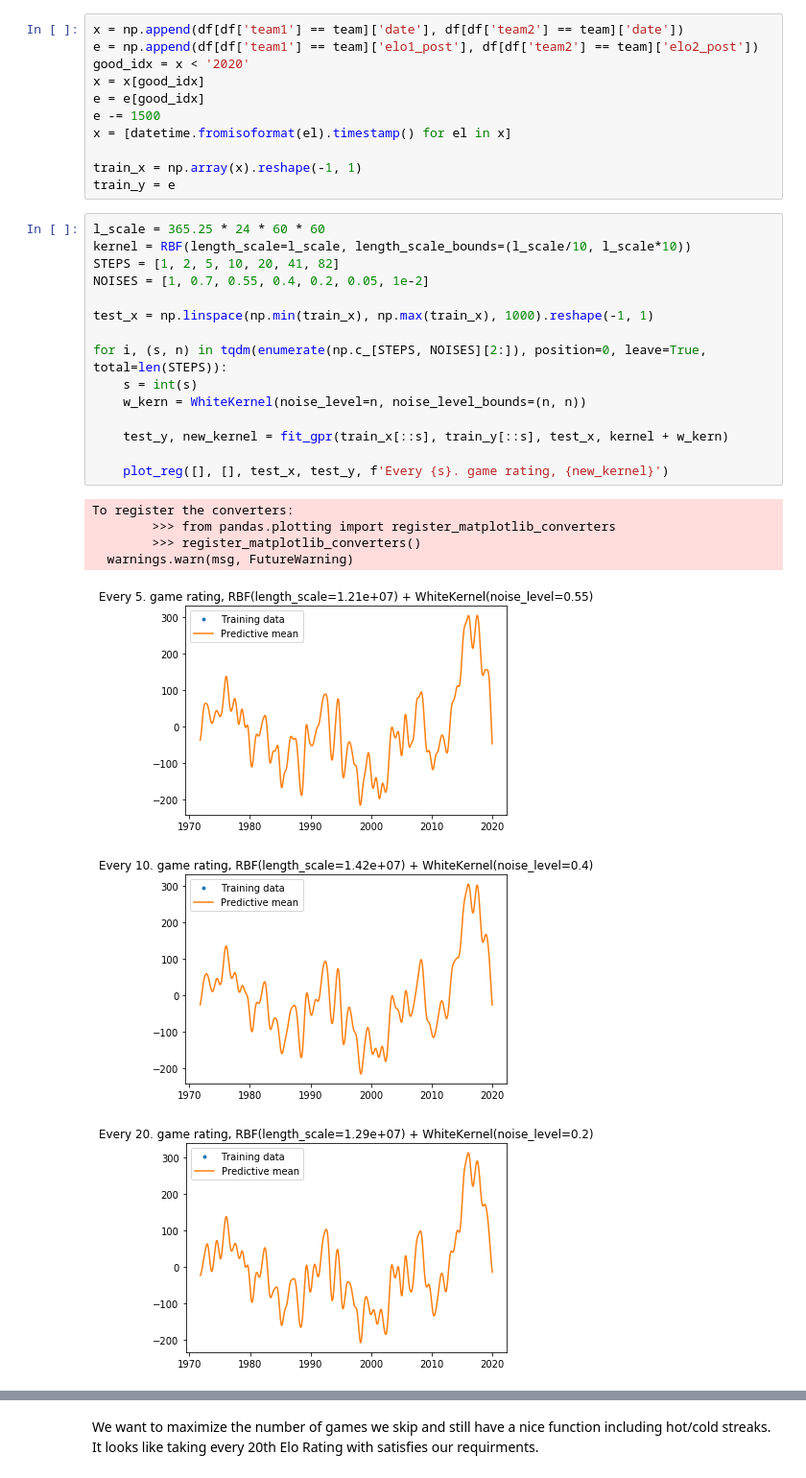
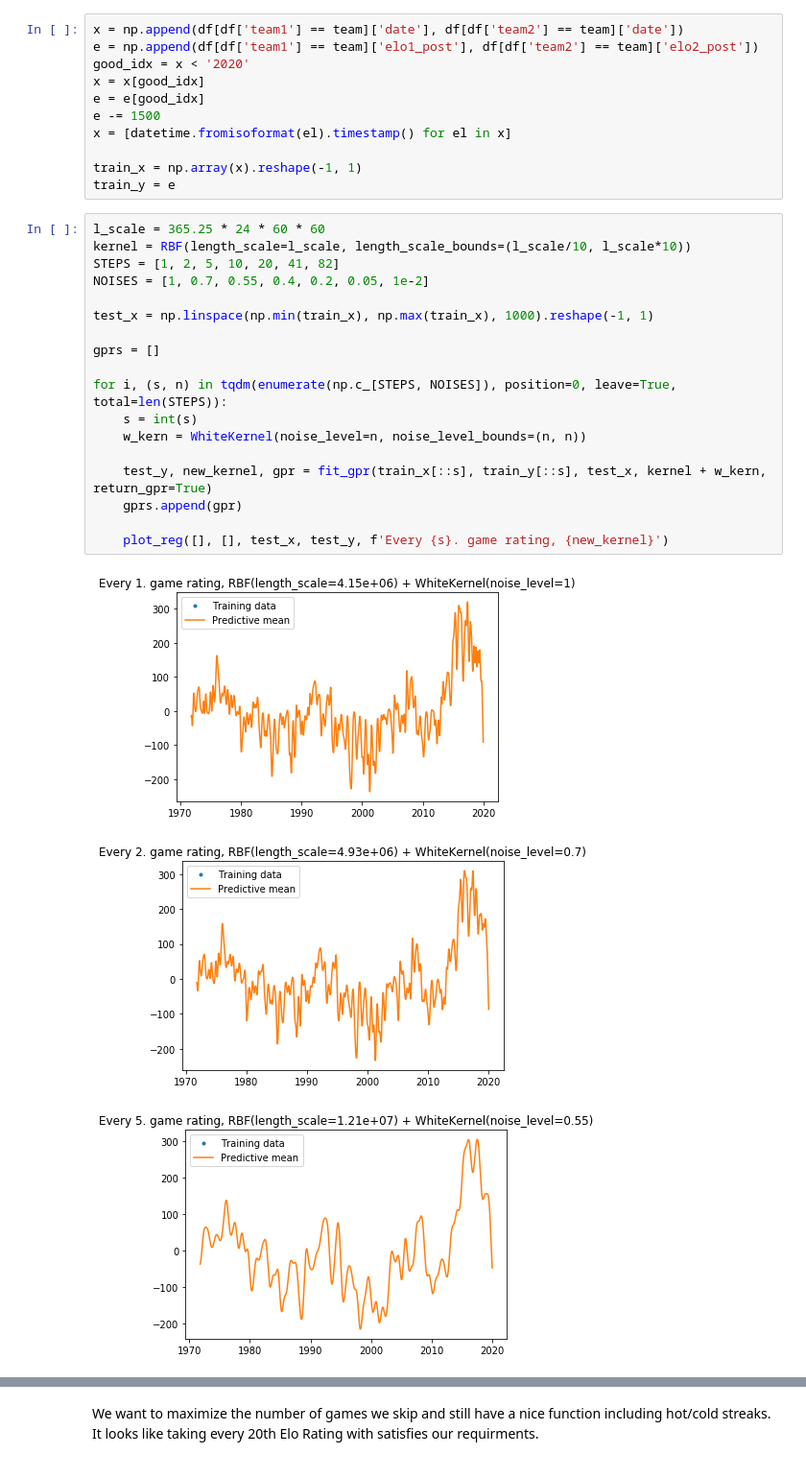
Before and after one commit to jgrodzicki/NBA-result-predictor, a Jupyter notebook: testing.ipynb, the cells around one changed output, grey strips where cells are left out. Shown at 96% size. Cells and saved outputs as stored; diff of their text form.

Commit message:
added plots

```diff
--- a/testing.ipynb
+++ b/testing.ipynb
@@ -111,23 +111,22 @@ train_y = e
 # %%
 l_scale = 365.25 * 24 * 60 * 60
 kernel = RBF(length_scale=l_scale, length_scale_bounds=(l_scale/10, l_scale*10))
 STEPS = [1, 2, 5, 10, 20, 41, 82]
 NOISES = [1, 0.7, 0.55, 0.4, 0.2, 0.05, 1e-2]
 
 test_x = np.linspace(np.min(train_x), np.max(train_x), 1000).reshape(-1, 1)
 
-for i, (s, n) in tqdm(enumerate(np.c_[STEPS, NOISES][2:]), position=0, leave=True, total=len(STEPS)):
+gprs = []
+
+for i, (s, n) in tqdm(enumerate(np.c_[STEPS, NOISES]), position=0, leave=True, total=len(STEPS)):
     s = int(s)
     w_kern = WhiteKernel(noise_level=n, noise_level_bounds=(n, n))
 
-    test_y, new_kernel = fit_gpr(train_x[::s], train_y[::s], test_x, kernel + w_kern)
+    test_y, new_kernel, gpr = fit_gpr(train_x[::s], train_y[::s], test_x, kernel + w_kern, return_gpr=True)
+    gprs.append(gpr)
 
     plot_reg([], [], test_x, test_y, f'Every {s}. game rating, {new_kernel}')
 # %% [output]
-To register the converters:
-        >>> from pandas.plotting import register_matplotlib_converters
-        >>> register_matplotlib_converters()
-  warnings.warn(msg, FutureWarning)
-[figure, old version]
+[figure, new version]
-[figure, old version]
+[figure, new version]
-[figure, old version]
+[figure, new version]
```
Also changed, not shown: parts of 1 cell of this notebook, 1 other file.
